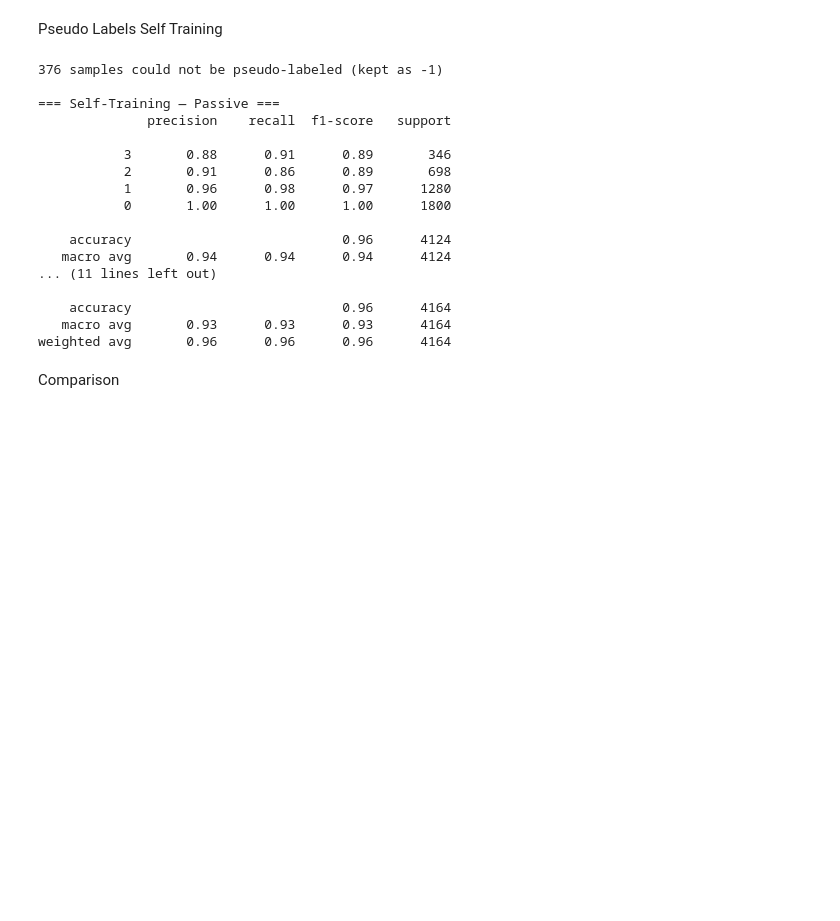
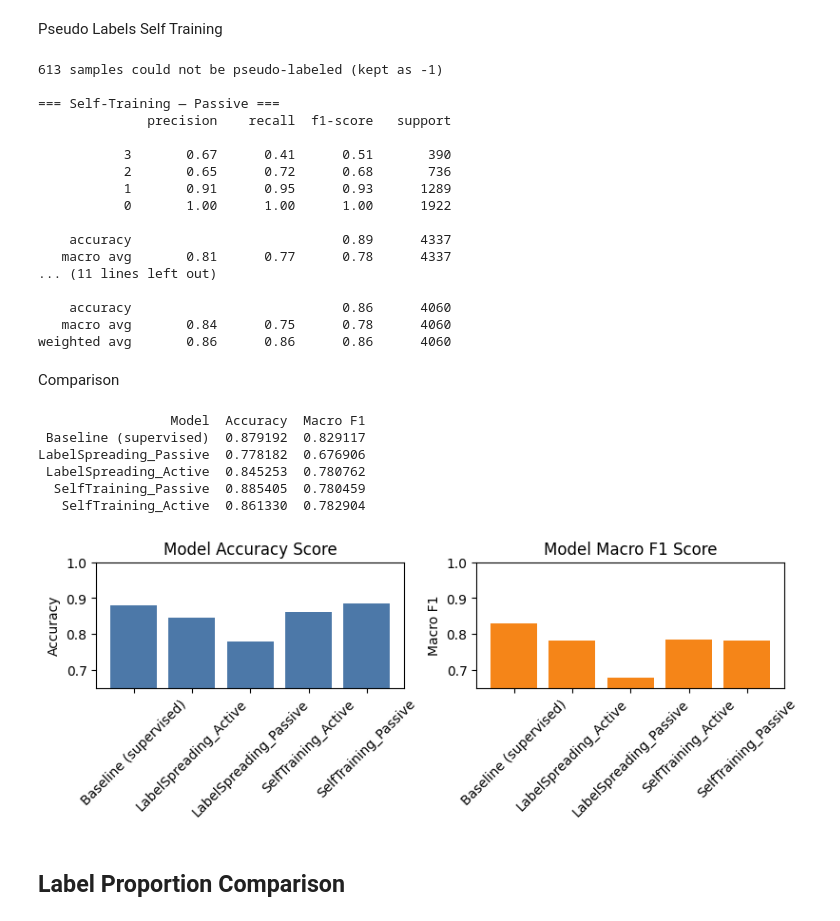
Before and after one commit to josuviteri/Atmo-Ensemble, a Jupyter notebook: notebooks/04_semi_supervised.ipynb, the cells around one changed output. Saved outputs shown, nothing was run; the diff lists cells and outputs as text; code cells hidden in the pictures; blank space fills up the shorter version.

Commit message:
Comparison and plotting for different semi-supervision proportions between 0.1 and 0.99

```diff
--- a/notebooks/04_semi_supervised.ipynb
+++ b/notebooks/04_semi_supervised.ipynb
@@ -60,8 +60,8 @@ data[[target_col]].head()
 # %% [markdown]
 1. Random Deletion
 # %%
-label_ratio = 0.1 # 10% of the data will be labeled
+label_ratio = 0.01 # % of the data will be labeled
 RANDOM_STATE = 42
 
-data["true_label"] = data[target_col] # true labels for evaluation
+data["true_label"] = data[target_col] # true labels persistency for evaluation
 # %% [markdown]
@@ -278,20 +286,20 @@ for name, df in [("Passive", data_passive), ("Active", data_active)]:
         target_names=["3","2","1","0"]
     ))
 # %% [output]
-376 samples could not be pseudo-labeled (kept as -1)
+613 samples could not be pseudo-labeled (kept as -1)
 
 === Self-Training — Passive ===
               precision    recall  f1-score   support
 
-           3       0.88      0.91      0.89       346
-           2       0.91      0.86      0.89       698
-           1       0.96      0.98      0.97      1280
-           0       1.00      1.00      1.00      1800
+           3       0.67      0.41      0.51       390
+           2       0.65      0.72      0.68       736
+           1       0.91      0.95      0.93      1289
+           0       1.00      1.00      1.00      1922
 
-    accuracy                           0.96      4124
-   macro avg       0.94      0.94      0.94      4124
+    accuracy                           0.89      4337
+   macro avg       0.81      0.77      0.78      4337
 ... (11 lines left out)
 
-    accuracy                           0.96      4164
-   macro avg       0.93      0.93      0.93      4164
-weighted avg       0.96      0.96      0.96      4164
+    accuracy                           0.86      4060
+   macro avg       0.84      0.75      0.78      4060
+weighted avg       0.86      0.86      0.86      4060
@@ -314,3 +320,36 @@ summary = pd.DataFrame([{
 } for name, yt, yp in rows])
 
 print(summary.to_string(index=False))
+# %% [output]
+                 Model  Accuracy  Macro F1
+ Baseline (supervised)  0.879192  0.829117
+LabelSpreading_Passive  0.778182  0.676906
+ LabelSpreading_Active  0.845253  0.780762
+  SelfTraining_Passive  0.885405  0.780459
+   SelfTraining_Active  0.861330  0.782904
+# %%
+import matplotlib.pyplot as plt
+
+# Ensure a stable display order in plots.
+plot_df = summary.copy()
+plot_df = plot_df.sort_values("Model")
+
+fig, axes = plt.subplots(1, 2, figsize=(8, 3), constrained_layout=True)
+
+axes[0].bar(plot_df["Model"], plot_df["Accuracy"], color="#4C78A8")
+axes[0].set_title("Model Accuracy Score")
+axes[0].set_ylabel("Accuracy")
+axes[0].set_ylim(0.65, 1)
+axes[0].tick_params(axis="x", rotation=45)
+
+axes[1].bar(plot_df["Model"], plot_df["Macro F1"], color="#F58518")
+axes[1].set_title("Model Macro F1 Score")
+axes[1].set_ylabel("Macro F1")
+axes[1].set_ylim(0.65, 1)
+axes[1].tick_params(axis="x", rotation=45)
+
+plt.show()
+# %% [output]
+[figure, added]
+# %% [markdown]
+## Label Proportion Comparison
```
Also changed, not shown: parts of 16 cells of this notebook.
